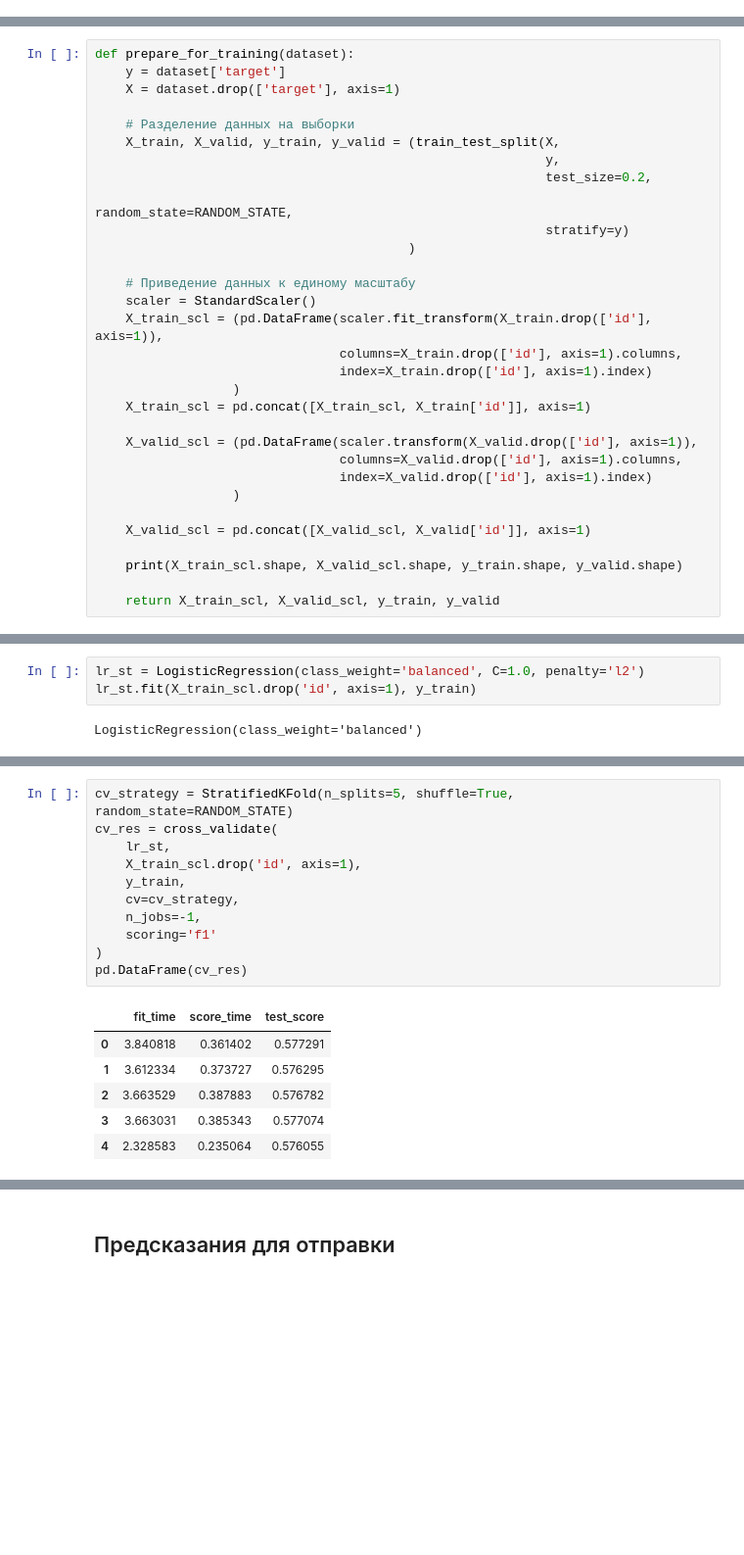
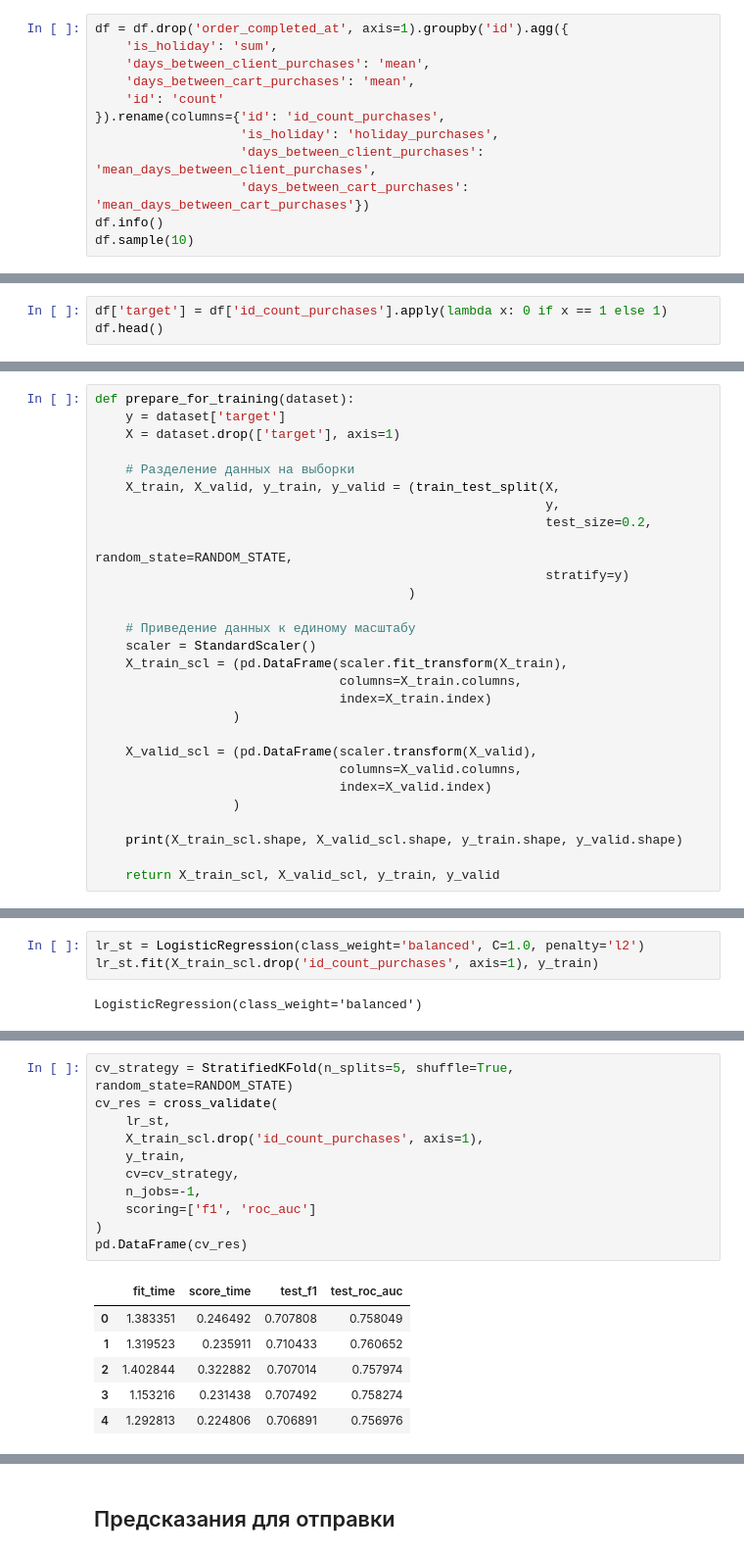
Before and after one commit to denis-42ds/next_order_forecast, a Jupyter notebook: sbermarket-competition.ipynb, the cells around one changed output, grey strips where cells are left out. Shown at 98% size. Cells and saved outputs as stored; diff of their text form; blank space fills up the shorter version.

Commit message:
Kaggle Notebook | sbermarket-competition | Version 23 | baseline fitted wo data leak

```diff
--- a/sbermarket-competition.ipynb
+++ b/sbermarket-competition.ipynb
@@ -457,0 +384,12 @@ memory usage: 172.7+ MB
+# %%
+df = df.drop('order_completed_at', axis=1).groupby('id').agg({
+    'is_holiday': 'sum',
+    'days_between_client_purchases': 'mean',
+    'days_between_cart_purchases': 'mean',
+    'id': 'count'
+}).rename(columns={'id': 'id_count_purchases',
+                   'is_holiday': 'holiday_purchases',
+                   'days_between_client_purchases': 'mean_days_between_client_purchases',
+                   'days_between_cart_purchases': 'mean_days_between_cart_purchases'})
+df.info()
+df.sample(10)
@@ -457,0 +422,3 @@ memory usage: 172.7+ MB
+# %%
+df['target'] = df['id_count_purchases'].apply(lambda x: 0 if x == 1 else 1)
+df.head()
@@ -472,18 +480,15 @@ def prepare_for_training(dataset):
 
     # Приведение данных к единому масштабу
     scaler = StandardScaler()
-    X_train_scl = (pd.DataFrame(scaler.fit_transform(X_train.drop(['id'], axis=1)),
-                                columns=X_train.drop(['id'], axis=1).columns,
-                                index=X_train.drop(['id'], axis=1).index)
-                  )
-    X_train_scl = pd.concat([X_train_scl, X_train['id']], axis=1)
-
-    X_valid_scl = (pd.DataFrame(scaler.transform(X_valid.drop(['id'], axis=1)),
-                                columns=X_valid.drop(['id'], axis=1).columns,
-                                index=X_valid.drop(['id'], axis=1).index)
+    X_train_scl = (pd.DataFrame(scaler.fit_transform(X_train),
+                                columns=X_train.columns,
+                                index=X_train.index)
                   )
 
-    X_valid_scl = pd.concat([X_valid_scl, X_valid['id']], axis=1)
+    X_valid_scl = (pd.DataFrame(scaler.transform(X_valid),
+                                columns=X_valid.columns,
+                                index=X_valid.index)
+                  )
 
     print(X_train_scl.shape, X_valid_scl.shape, y_train.shape, y_valid.shape)
 
@@ -497,6 +509,6 @@ X_train_scl, X_valid_scl, y_train, y_valid = prepare_for_training(df)
 # %%
 lr_st = LogisticRegression(class_weight='balanced', C=1.0, penalty='l2')
-lr_st.fit(X_train_scl.drop('id', axis=1), y_train)
+lr_st.fit(X_train_scl.drop('id_count_purchases', axis=1), y_train)
 # %% [output]
 LogisticRegression(class_weight='balanced')
 # %% [markdown]
@@ -504,18 +516,18 @@ LogisticRegression(class_weight='balanced')
 # %%
 cv_strategy = StratifiedKFold(n_splits=5, shuffle=True, random_state=RANDOM_STATE)
 cv_res = cross_validate(
     lr_st,
-    X_train_scl.drop('id', axis=1),
+    X_train_scl.drop('id_count_purchases', axis=1),
     y_train,
     cv=cv_strategy,
     n_jobs=-1,
-    scoring='f1'
+    scoring=['f1', 'roc_auc']
 )
 pd.DataFrame(cv_res)
 # %% [output]
-|  | fit_time | score_time | test_score |
-| 0 | 3.840818 | 0.361402 | 0.577291 |
-| 1 | 3.612334 | 0.373727 | 0.576295 |
-| 2 | 3.663529 | 0.387883 | 0.576782 |
-| 3 | 3.663031 | 0.385343 | 0.577074 |
-| 4 | 2.328583 | 0.235064 | 0.576055 |
+|  | fit_time | score_time | test_f1 | test_roc_auc |
+| 0 | 1.383351 | 0.246492 | 0.707808 | 0.758049 |
+| 1 | 1.319523 | 0.235911 | 0.710433 | 0.760652 |
+| 2 | 1.402844 | 0.322882 | 0.707014 | 0.757974 |
+| 3 | 1.153216 | 0.231438 | 0.707492 | 0.758274 |
+| 4 | 1.292813 | 0.224806 | 0.706891 | 0.756976 |
```
Also changed, not shown: parts of 59 cells of this notebook.
